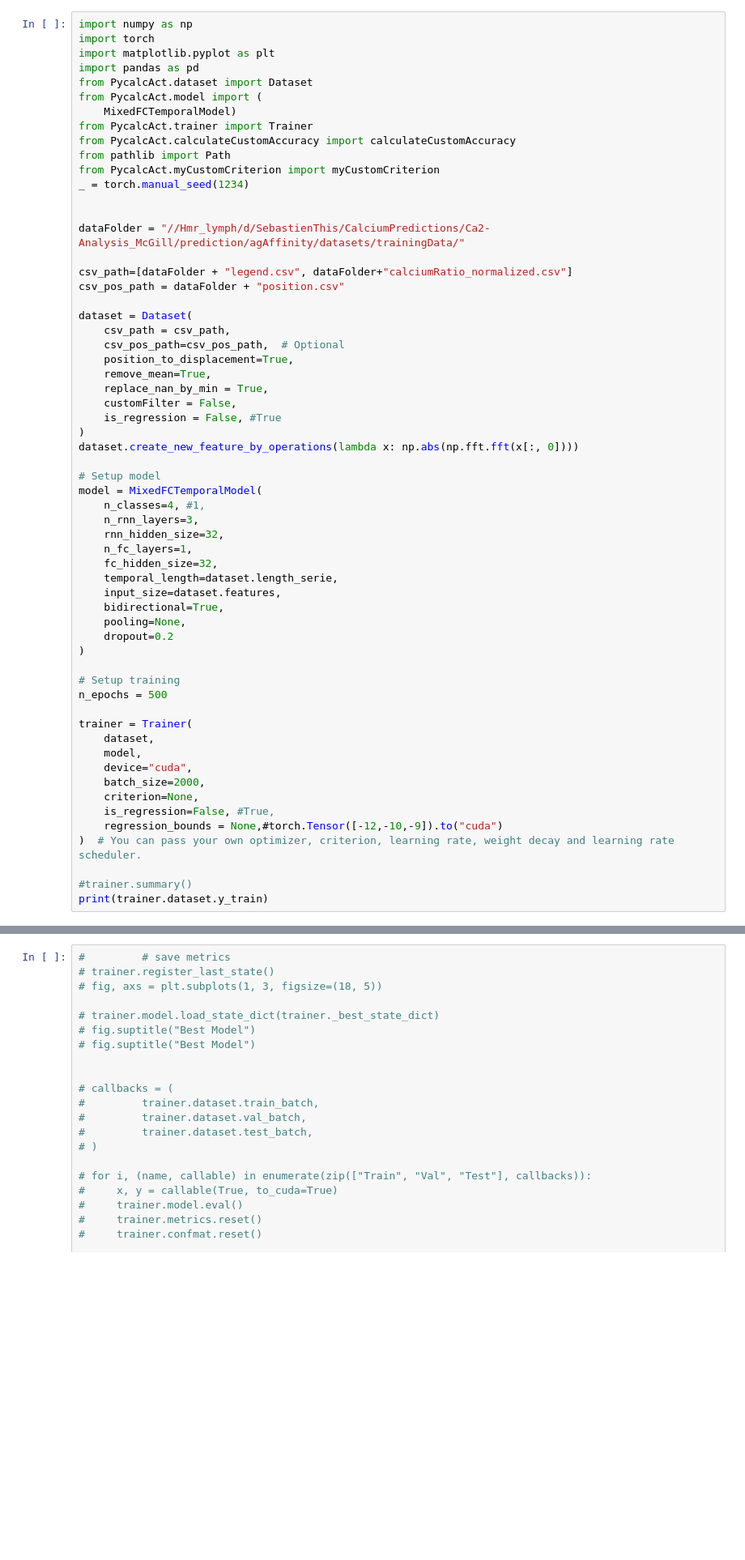
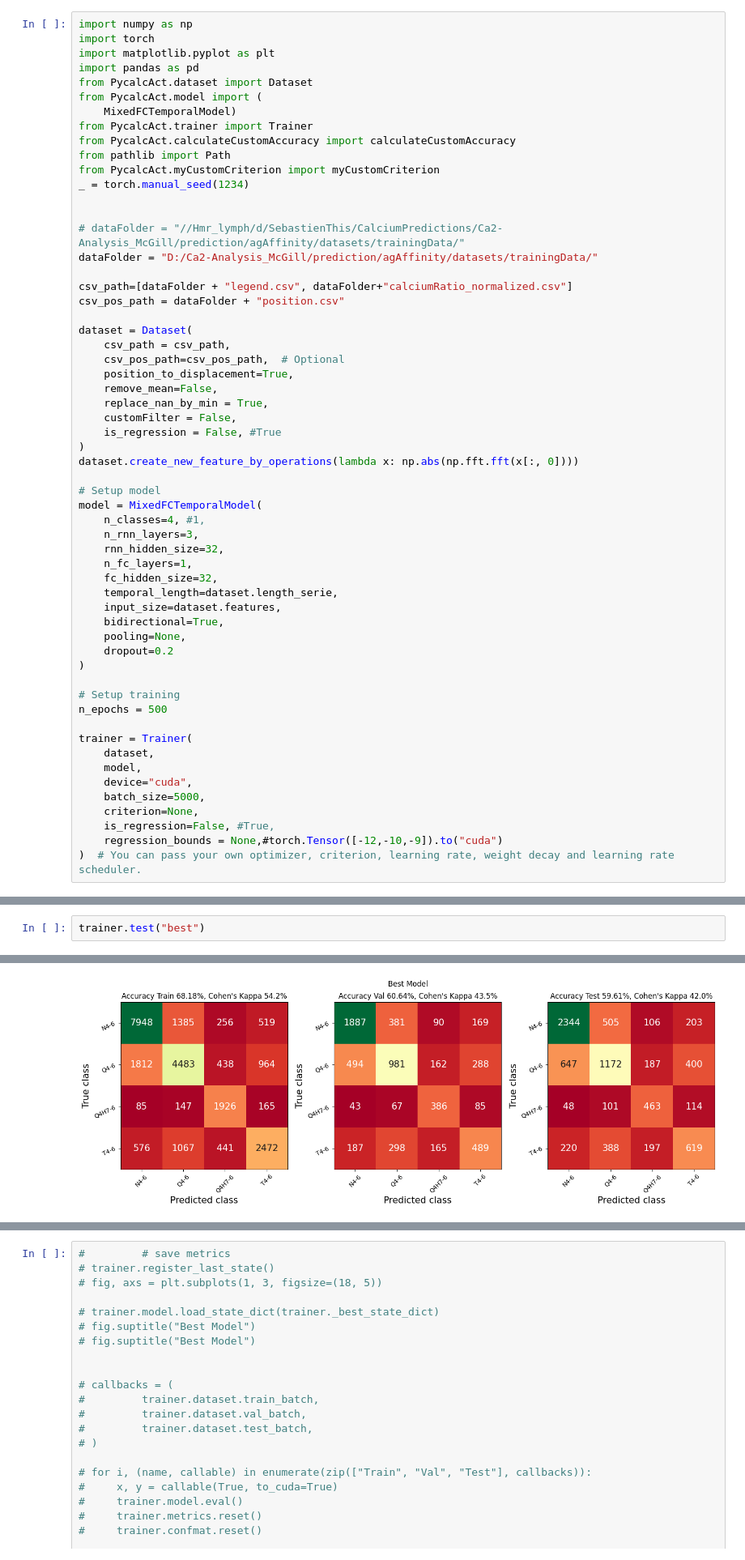
Before and after one commit to ClementPla/PycalcActivation, a Jupyter notebook: notebooks/testRegresser.ipynb, the cells around one changed output, grey strips where cells are left out. Shown at 81% size. Cells and saved outputs as stored; diff of their text form; blank space fills up the shorter version.

```diff
--- a/notebooks/testRegresser.ipynb
+++ b/notebooks/testRegresser.ipynb
@@ -13,7 +13,8 @@ from PycalcAct.myCustomCriterion import myCustomCriterion
 _ = torch.manual_seed(1234)
 
 
-dataFolder = "//Hmr_lymph/d/SebastienThis/CalciumPredictions/Ca2-Analysis_McGill/prediction/agAffinity/datasets/trainingData/"
+# dataFolder = "//Hmr_lymph/d/SebastienThis/CalciumPredictions/Ca2-Analysis_McGill/prediction/agAffinity/datasets/trainingData/"
+dataFolder = "D:/Ca2-Analysis_McGill/prediction/agAffinity/datasets/trainingData/"
 
 csv_path=[dataFolder + "legend.csv", dataFolder+"calciumRatio_normalized.csv"]
 csv_pos_path = dataFolder + "position.csv"
@@ -22,7 +23,7 @@ dataset = Dataset(
     csv_path = csv_path,
     csv_pos_path=csv_pos_path,  # Optional
     position_to_displacement=True,
-    remove_mean=True,
+    remove_mean=False,
     replace_nan_by_min = True,
     customFilter = False,
     is_regression = False, #True
@@ -50,11 +51,8 @@ trainer = Trainer(
     dataset,
     model,
     device="cuda",
-    batch_size=2000,
+    batch_size=5000,
     criterion=None,
     is_regression=False, #True,
     regression_bounds = None,#torch.Tensor([-12,-10,-9]).to("cuda")
 )  # You can pass your own optimizer, criterion, learning rate, weight decay and learning rate scheduler.
-
-#trainer.summary()
-print(trainer.dataset.y_train)
@@ -82,0 +82,3 @@ trainer.train(n_epochs)
+# %%
+trainer.test("best")
+# %% [output]
@@ -83,3 +87,4 @@ trainer.train(n_epochs)
+[figure, added]
 # %%
 import numpy as np
 import torch
```
Also changed, not shown: parts of 10 cells of this notebook, 4 other files.
